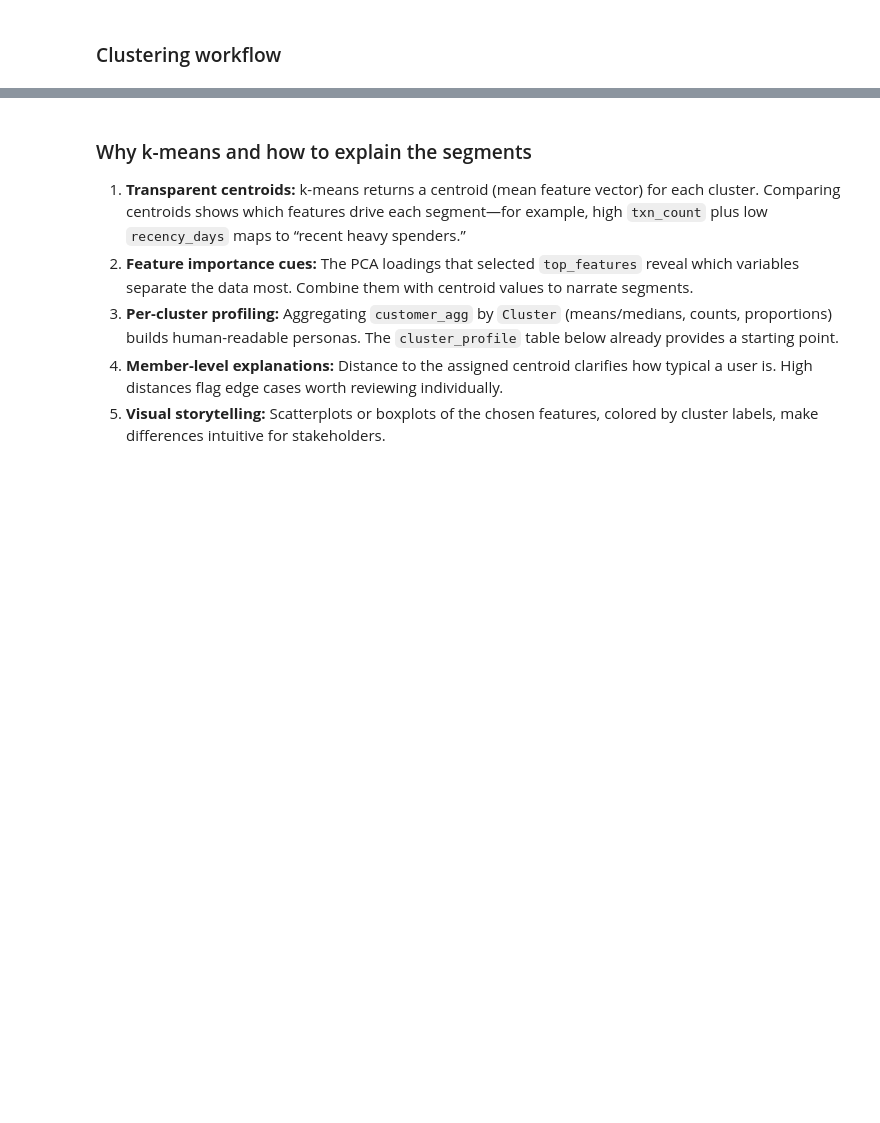
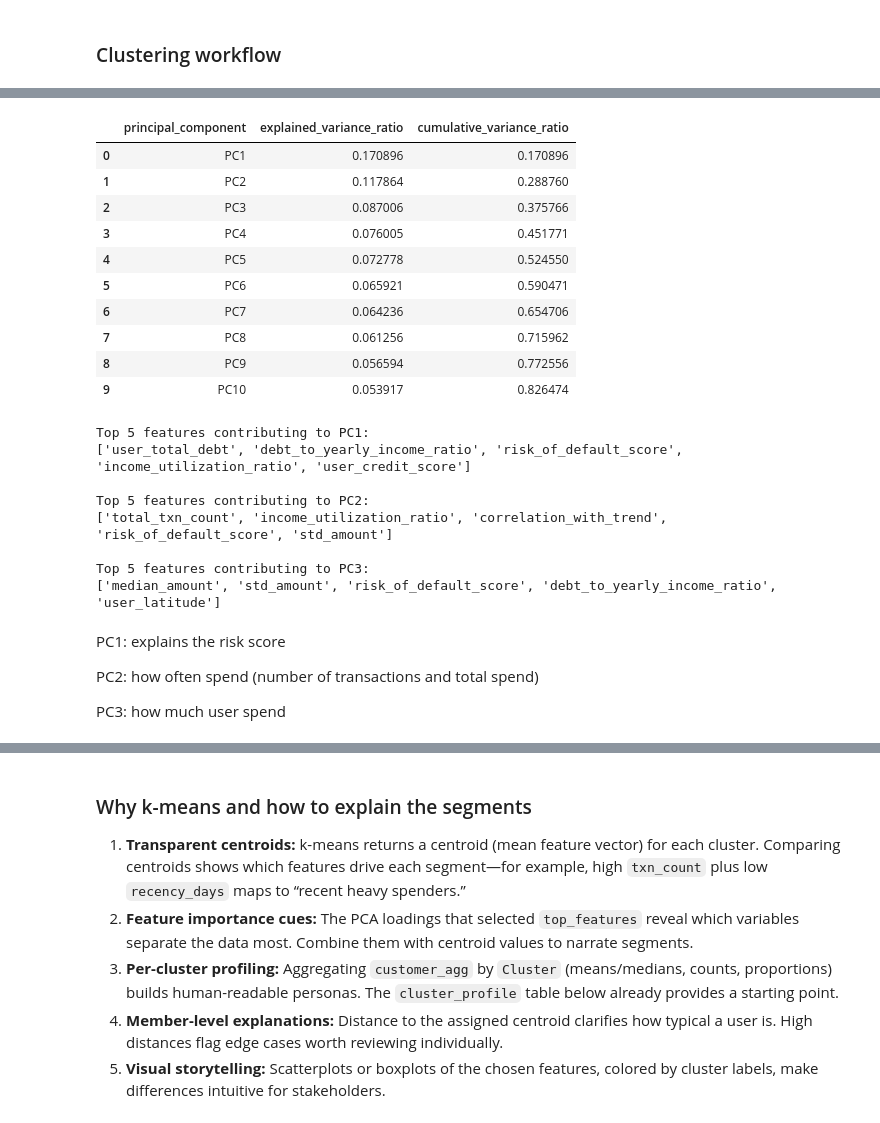
Before and after one commit to QHCeng/Capstone, a Jupyter notebook: Segmentation/Segmentation PCA.ipynb, the cells around one changed output, grey strips where cells are left out. Drawn from its saved outputs; the diff is of its cells as text; code cells hidden in the pictures; blank space fills up the shorter version.

```diff
--- a/Segmentation/Segmentation PCA.ipynb
+++ b/Segmentation/Segmentation PCA.ipynb
@@ -684 +654,68 @@ customer_agg = pd.read_csv("../final_features.csv")
+# %%
+numeric_cols = customer_agg[vif_lt_10].select_dtypes(include=[np.number]).columns.drop('user_id', errors='ignore')
+feature_matrix = customer_agg[numeric_cols].copy()
+feature_matrix = feature_matrix.fillna(feature_matrix.median())
+
+scaler = StandardScaler()
+X_scaled = scaler.fit_transform(feature_matrix)
+
+pca = PCA()
+principal_components = pca.fit_transform(X_scaled)
+
+explained_variance = pd.DataFrame({
+    'principal_component': [f'PC{i+1}' for i in range(len(pca.explained_variance_ratio_))],
+    'explained_variance_ratio': pca.explained_variance_ratio_,
+    'cumulative_variance_ratio': np.cumsum(pca.explained_variance_ratio_)
+})
+display(explained_variance.head(10))
+pca_loadings = pd.DataFrame(
+    pca.components_.T,
+    columns=[f'PC{i+1}' for i in range(len(pca.components_))],
+    index=numeric_cols
+)
+
+important_features = pca_loadings['PC1'].abs().sort_values(ascending=False).rename('abs_loading_PC1')
+n_top = 5  # number of top features you want per component
+
+top_features_by_pc = {}
+for pc in pca_loadings.columns[:3]:  # PC1, PC2, PC3
+    top_features_by_pc[pc] = (
+        pca_loadings[pc]
+        .abs()
+        .sort_values(ascending=False)
+        .head(n_top)
+        .index.tolist()
+    )
+
+top_features = []
+for pc, feats in top_features_by_pc.items():
+    print(f"\nTop {n_top} features contributing to {pc}:")
+    print(feats)
+    top_features.append(feats[0])
+# %% [output]
+|  | principal_component | explained_variance_ratio | cumulative_variance_ratio |
+| 0 | PC1 | 0.170896 | 0.170896 |
+| 1 | PC2 | 0.117864 | 0.288760 |
+| 2 | PC3 | 0.087006 | 0.375766 |
+| 3 | PC4 | 0.076005 | 0.451771 |
+| 4 | PC5 | 0.072778 | 0.524550 |
+| 5 | PC6 | 0.065921 | 0.590471 |
+| 6 | PC7 | 0.064236 | 0.654706 |
+| 7 | PC8 | 0.061256 | 0.715962 |
+| 8 | PC9 | 0.056594 | 0.772556 |
+| 9 | PC10 | 0.053917 | 0.826474 |
+Top 5 features contributing to PC1:
+['user_total_debt', 'debt_to_yearly_income_ratio', 'risk_of_default_score', 'income_utilization_ratio', 'user_credit_score']
+
+Top 5 features contributing to PC2:
+['total_txn_count', 'income_utilization_ratio', 'correlation_with_trend', 'risk_of_default_score', 'std_amount']
+
+Top 5 features contributing to PC3:
+['median_amount', 'std_amount', 'risk_of_default_score', 'debt_to_yearly_income_ratio', 'user_latitude']
+# %% [markdown]
+PC1: explains the risk score
+
+PC2: how often spend (number of transactions and total spend)
+
+PC3: how much user spend
 # %%
```
Also changed, not shown: parts of 12 cells of this notebook.
